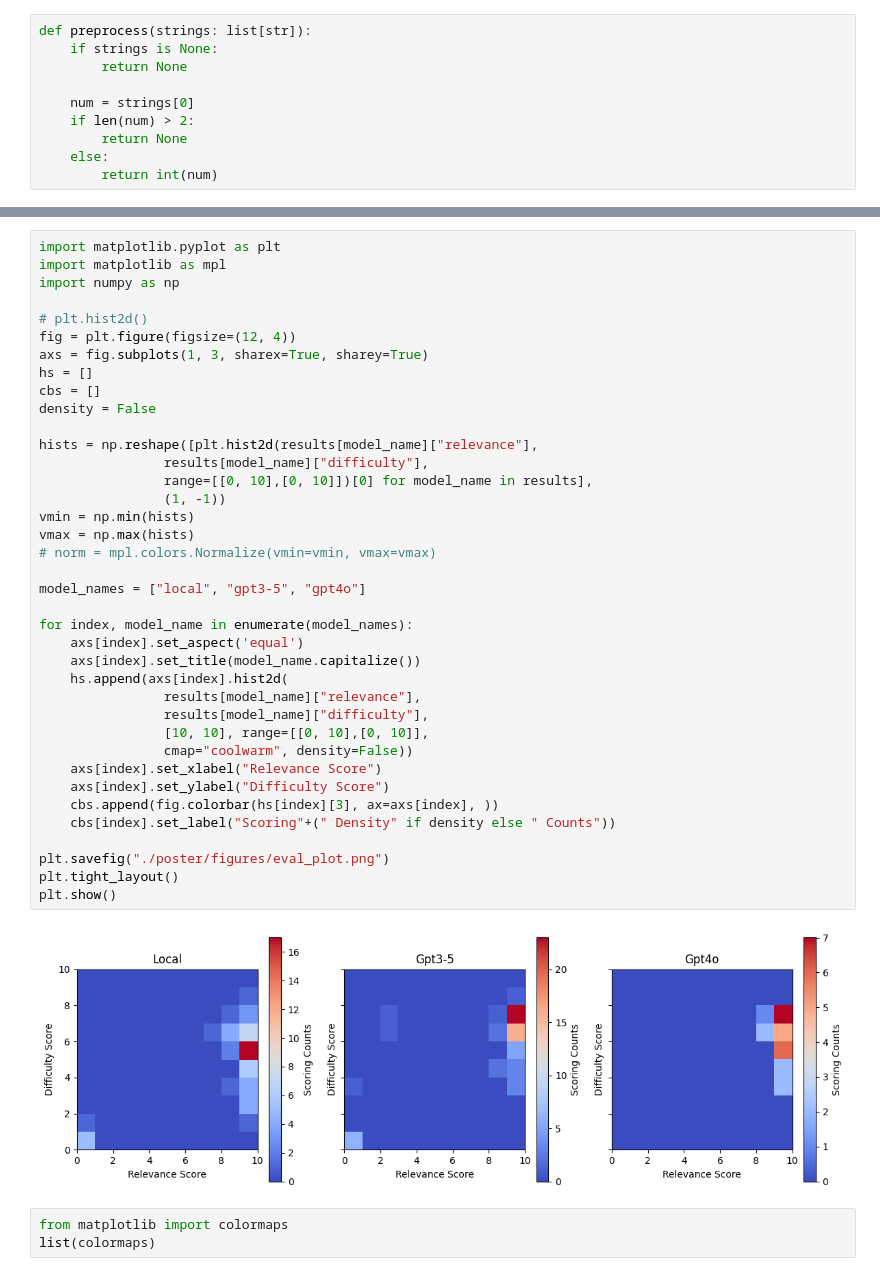
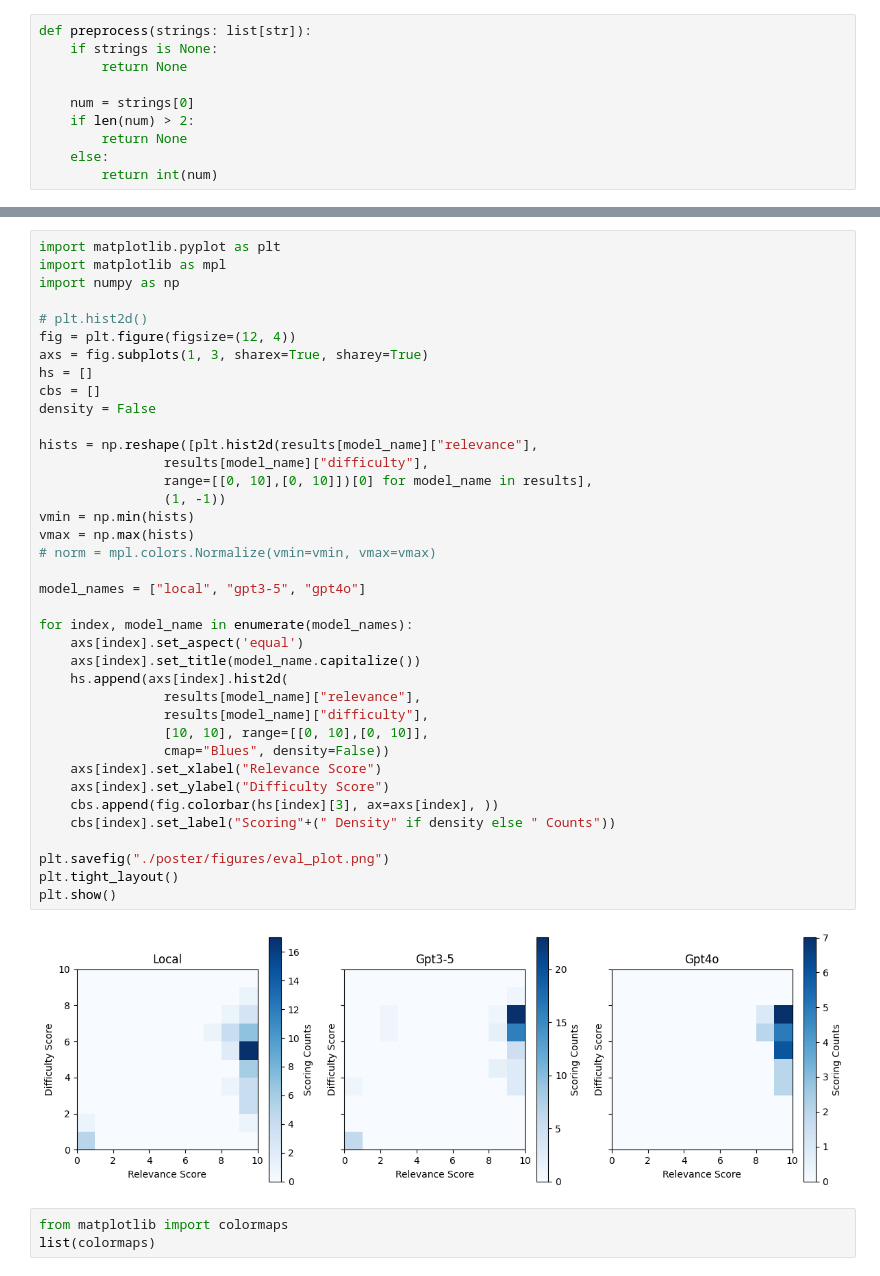
Before and after one commit to Mohammadsaknini/Lecture2Exam, a Jupyter notebook: eval_plot.ipynb, the cells around one changed output, grey strips where cells are left out. Saved outputs shown, nothing was run; the diff lists cells and outputs as text.

Commit message:
Update plot colormap

```diff
--- a/eval_plot.ipynb
+++ b/eval_plot.ipynb
@@ -74,35 +72,35 @@ axs = fig.subplots(1, 3, sharex=True, sharey=True)
 hs = []
 cbs = []
 density = False
 
 hists = np.reshape([plt.hist2d(results[model_name]["relevance"],
                 results[model_name]["difficulty"],
                 range=[[0, 10],[0, 10]])[0] for model_name in results],
                 (1, -1))
 vmin = np.min(hists)
 vmax = np.max(hists)
 # norm = mpl.colors.Normalize(vmin=vmin, vmax=vmax)
 
 model_names = ["local", "gpt3-5", "gpt4o"]
 
 for index, model_name in enumerate(model_names):
     axs[index].set_aspect('equal')
     axs[index].set_title(model_name.capitalize())
     hs.append(axs[index].hist2d(
                 results[model_name]["relevance"],
                 results[model_name]["difficulty"],
                 [10, 10], range=[[0, 10],[0, 10]],
-                cmap="coolwarm", density=False))
+                cmap="Blues", density=False))
     axs[index].set_xlabel("Relevance Score")
     axs[index].set_ylabel("Difficulty Score")
     cbs.append(fig.colorbar(hs[index][3], ax=axs[index], ))
     cbs[index].set_label("Scoring"+(" Density" if density else " Counts"))
 
 plt.savefig("./poster/figures/eval_plot.png")
 plt.tight_layout()
 plt.show()
 # %% [output]
-[figure, old version]
+[figure, new version]
 # %%
 from matplotlib import colormaps
 list(colormaps)
```
Also changed, not shown: parts of 1 cell of this notebook, 1 other file.
